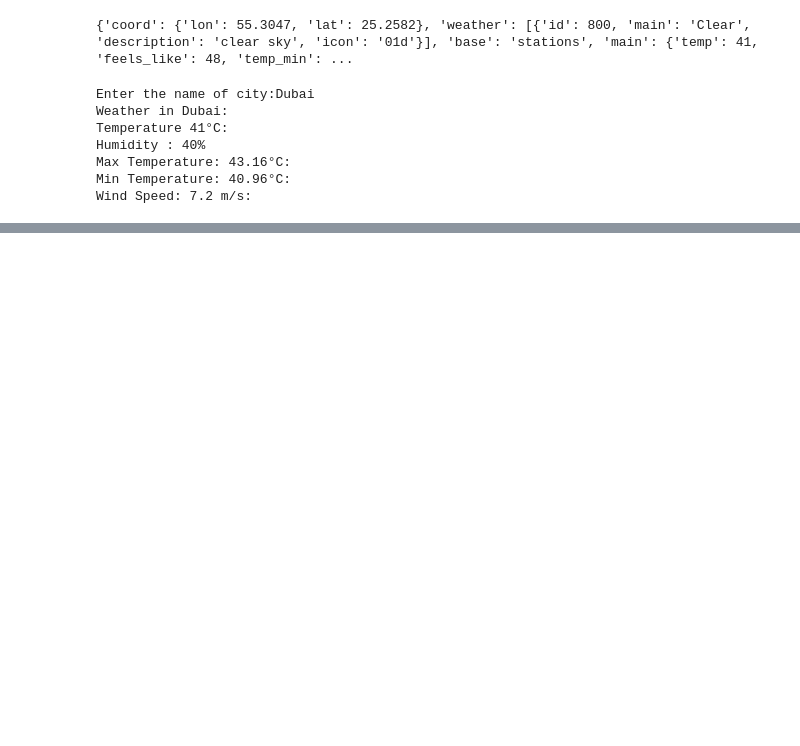
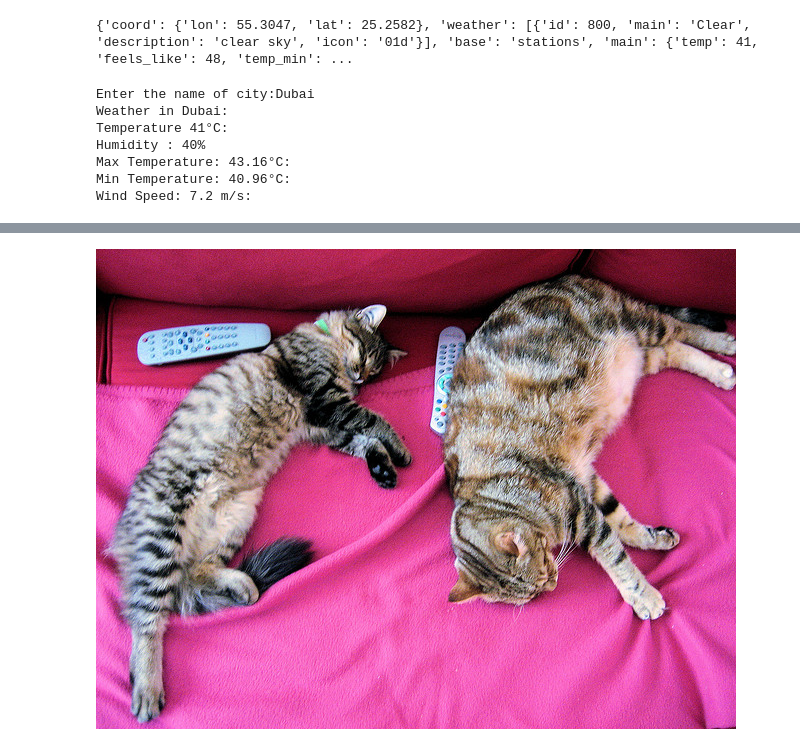
Before and after one commit to madhav1434/Madhav-Training, a Jupyter notebook: new_20_nov_weather_api_nov2025.ipynb, the cells around one changed output, grey strips where cells are left out. Saved outputs shown, nothing was run; the diff lists cells and outputs as text; code cells hidden in the pictures; blank space fills up the shorter version.

```diff
--- a/new_20_nov_weather_api_nov2025.ipynb
+++ b/new_20_nov_weather_api_nov2025.ipynb
@@ -157,17 +157,21 @@ if __name__ == "__main__":
 # %%
 from PIL import Image
 import requests
 
 from transformers import CLIPProcessor, CLIPModel
 
 model = CLIPModel.from_pretrained("openai/clip-vit-large-patch14")
 processor = CLIPProcessor.from_pretrained("openai/clip-vit-large-patch14")
 
 url = "http://images.cocodataset.org/val2017/000000039769.jpg"
 image = Image.open(requests.get(url, stream=True).raw)
 
 inputs = processor(text=["a photo of a cat", "a photo of a dog"], images=image, return_tensors="pt", padding=True)
 
 outputs = model(**inputs)
 logits_per_image = outputs.logits_per_image # this is the image-text similarity score
 probs = logits_per_image.softmax(dim=1) # we can take the softmax to get the label probabilities
+
+image
+# %% [output]
+[figure, added]
```
